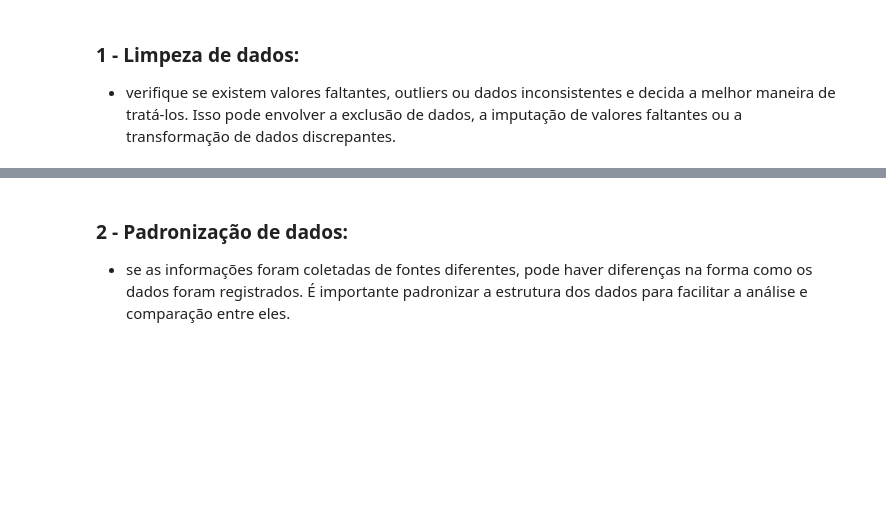
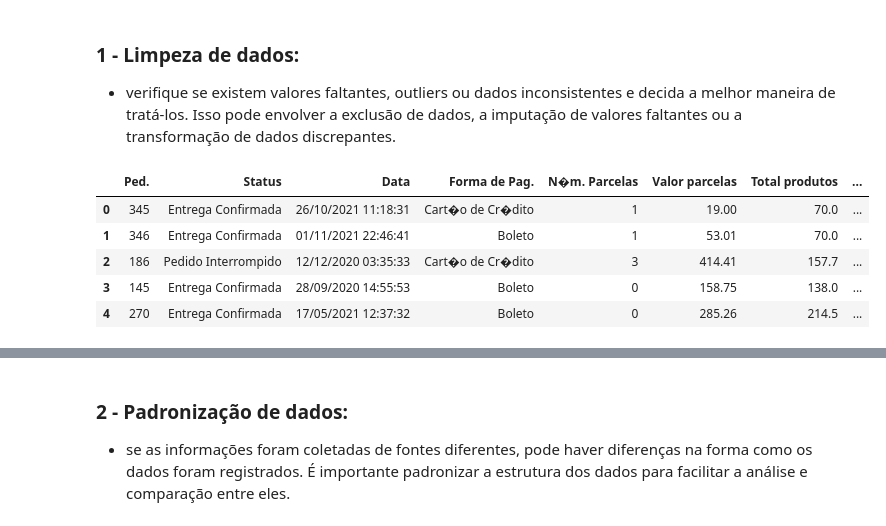
Before and after one commit to michelprosite/Projeto_DM, a Jupyter notebook: scraper.ipynb, the cells around one changed output, grey strips where cells are left out. Cells and saved outputs as stored; diff of their text form; code cells hidden in the pictures; blank space fills up the shorter version.

```diff
--- a/scraper.ipynb
+++ b/scraper.ipynb
@@ -359,3 +361,13 @@ df_filtrado2.shape
 # %% [markdown]
 ### 1 - Limpeza de dados:
 * verifique se existem valores faltantes, outliers ou dados inconsistentes e decida a melhor maneira de tratá-los. Isso pode envolver a exclusão de dados, a imputação de valores faltantes ou a transformação de dados discrepantes.
+# %%
+df = pd.read_csv('/home/michel/Documentos/Escola DNC/Projeto_DM/tabela.csv')
+df.head()
+# %% [output]
+|  | Ped. | Status | Data | Forma de Pag. | N�m. Parcelas | Valor parcelas | Total produtos | ... |
+| 0 | 345 | Entrega Confirmada | 26/10/2021 11:18:31 | Cart�o de Cr�dito | 1 | 19.00 | 70.0 | ... |
+| 1 | 346 | Entrega Confirmada | 01/11/2021 22:46:41 | Boleto | 1 | 53.01 | 70.0 | ... |
+| 2 | 186 | Pedido Interrompido | 12/12/2020 03:35:33 | Cart�o de Cr�dito | 3 | 414.41 | 157.7 | ... |
+| 3 | 145 | Entrega Confirmada | 28/09/2020 14:55:53 | Boleto | 0 | 158.75 | 138.0 | ... |
+| 4 | 270 | Entrega Confirmada | 17/05/2021 12:37:32 | Boleto | 0 | 285.26 | 214.5 | ... |
```
Also changed, not shown: parts of 7 cells of this notebook, 1 other file.
